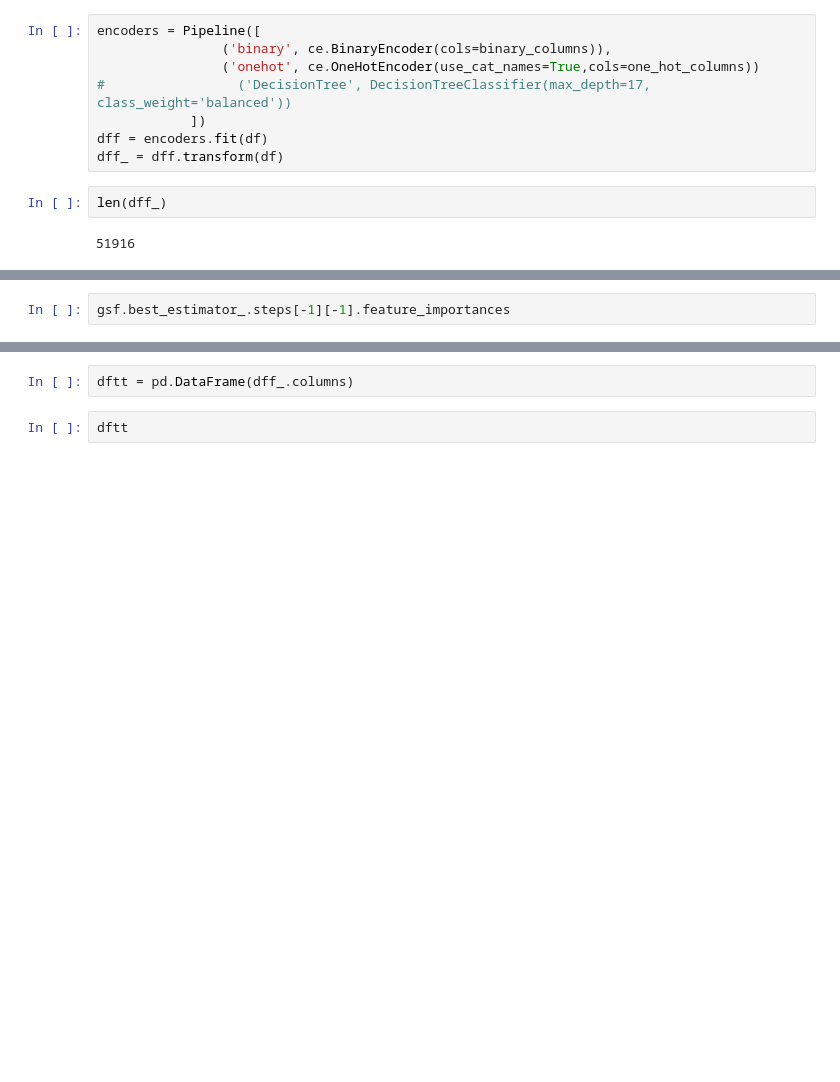
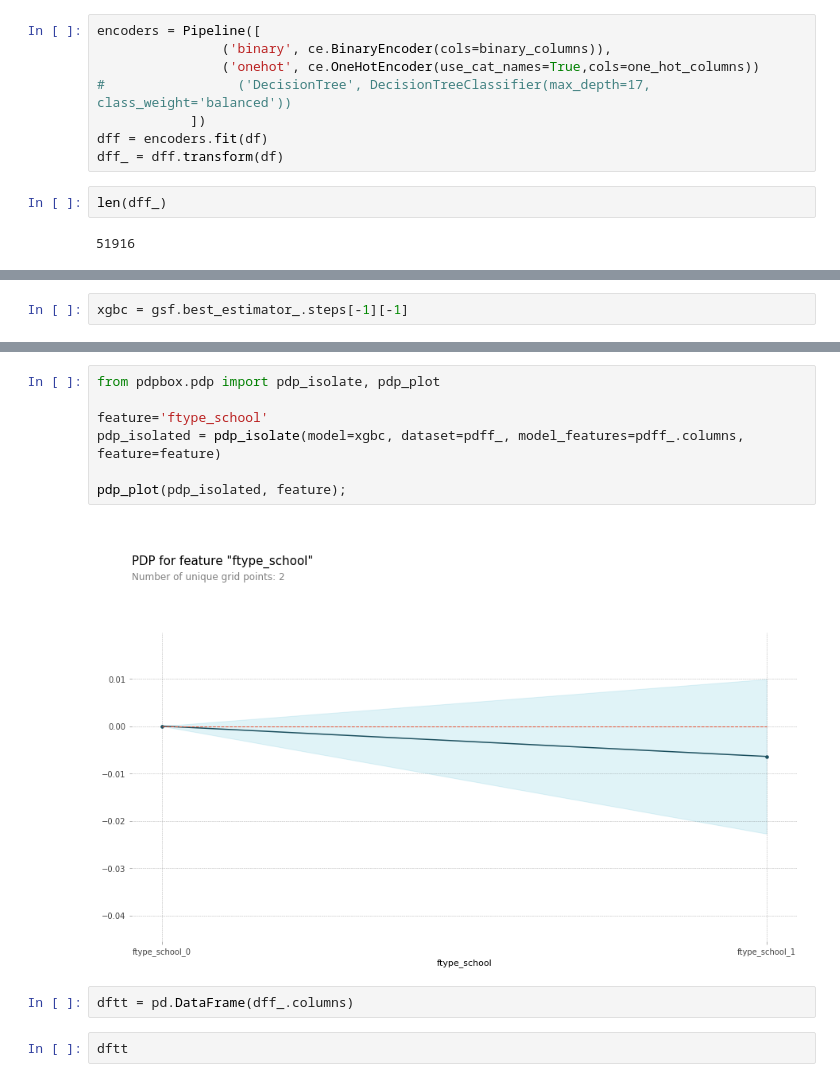
Before and after one commit to bloominstituteoftechnology/DS-Unit-4-Sprint-1-Tree-Ensembles, a Jupyter notebook: DS41SC.ipynb, the cells around one changed output, grey strips where cells are left out. Saved outputs shown, nothing was run; the diff lists cells and outputs as text; blank space fills up the shorter version.

```diff
--- a/DS41SC.ipynb
+++ b/DS41SC.ipynb
@@ -322,2 +330,2 @@ len(dff_)
 # %%
-gsf.best_estimator_.steps[-1][-1].feature_importances
+xgbc = gsf.best_estimator_.steps[-1][-1]
@@ -359,3 +367,12 @@ partial_dependency(gsf,dff_[0:50], y[0:50], pyt[0:50], 'Inspection Type_5')
+# %%
+from pdpbox.pdp import pdp_isolate, pdp_plot
+
+feature='ftype_school'
+pdp_isolated = pdp_isolate(model=xgbc, dataset=pdff_, model_features=pdff_.columns, feature=feature)
+
+pdp_plot(pdp_isolated, feature);
+# %% [output]
+[figure, added]
 # %%
 dftt = pd.DataFrame(dff_.columns)
 # %%
```
Also changed, not shown: parts of 18 cells of this notebook.
